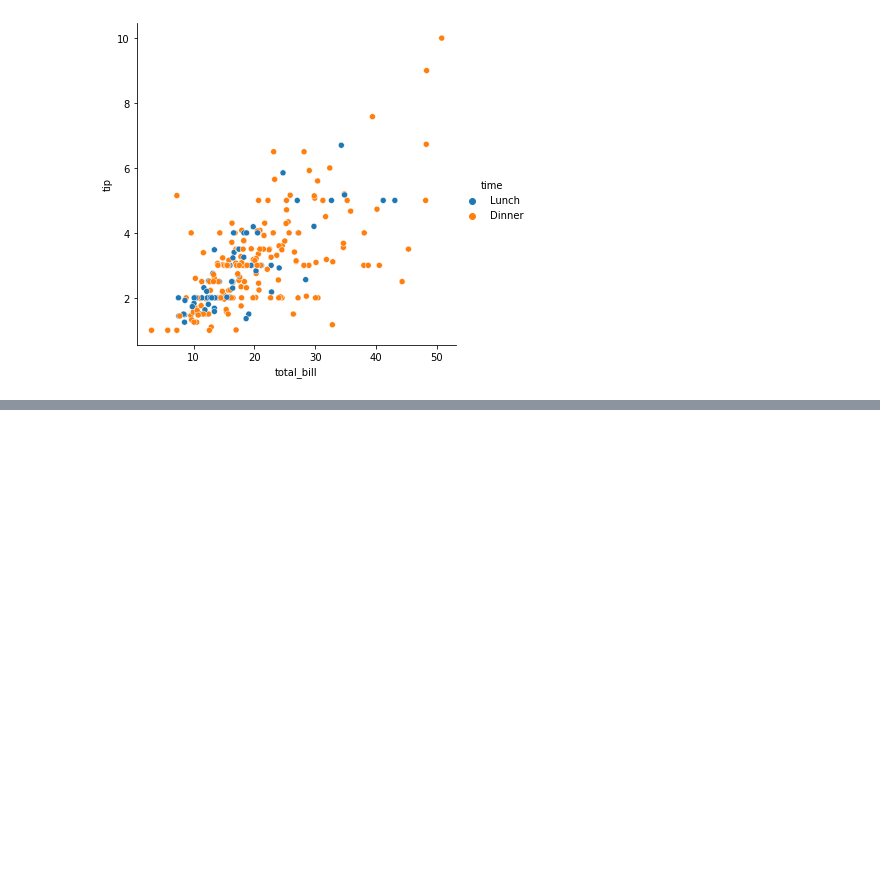
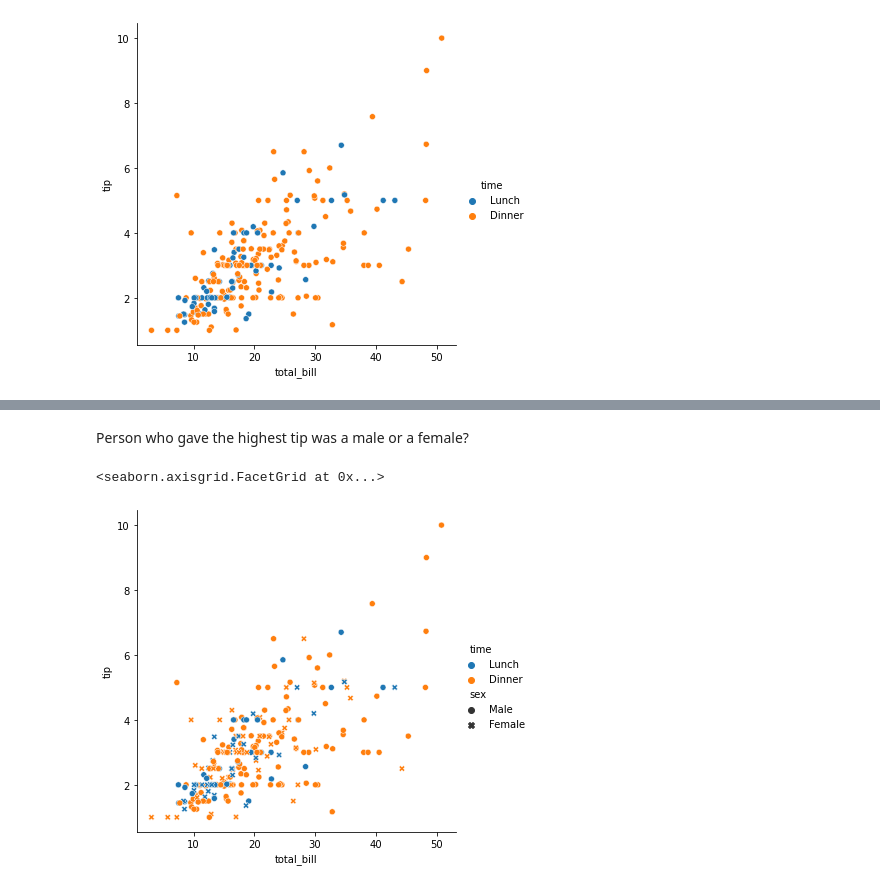
Before and after one commit to Shivanshu04/Datavisualisation, a Jupyter notebook: Graph/graph.ipynb, the cells around one changed output, grey strips where cells are left out. Saved outputs shown, nothing was run; the diff lists cells and outputs as text; code cells hidden in the pictures; blank space fills up the shorter version.

```diff
--- a/Graph/graph.ipynb
+++ b/Graph/graph.ipynb
@@ -474,0 +492,8 @@ sns.relplot(x = 'total_bill', y = 'tip' , data = df1, hue = 'time', style = 'smo
+# %% [markdown]
+Person who gave the highest tip was a male or a female?
+# %%
+# From graph we can conclude that it was a male.
+sns.relplot(x = 'total_bill', y = 'tip' , data = df1, hue = 'time', style = 'sex' )
+# %% [output]
+<seaborn.axisgrid.FacetGrid at 0x...>
+[figure, added]
```
Also changed, not shown: parts of 30 cells of this notebook.
